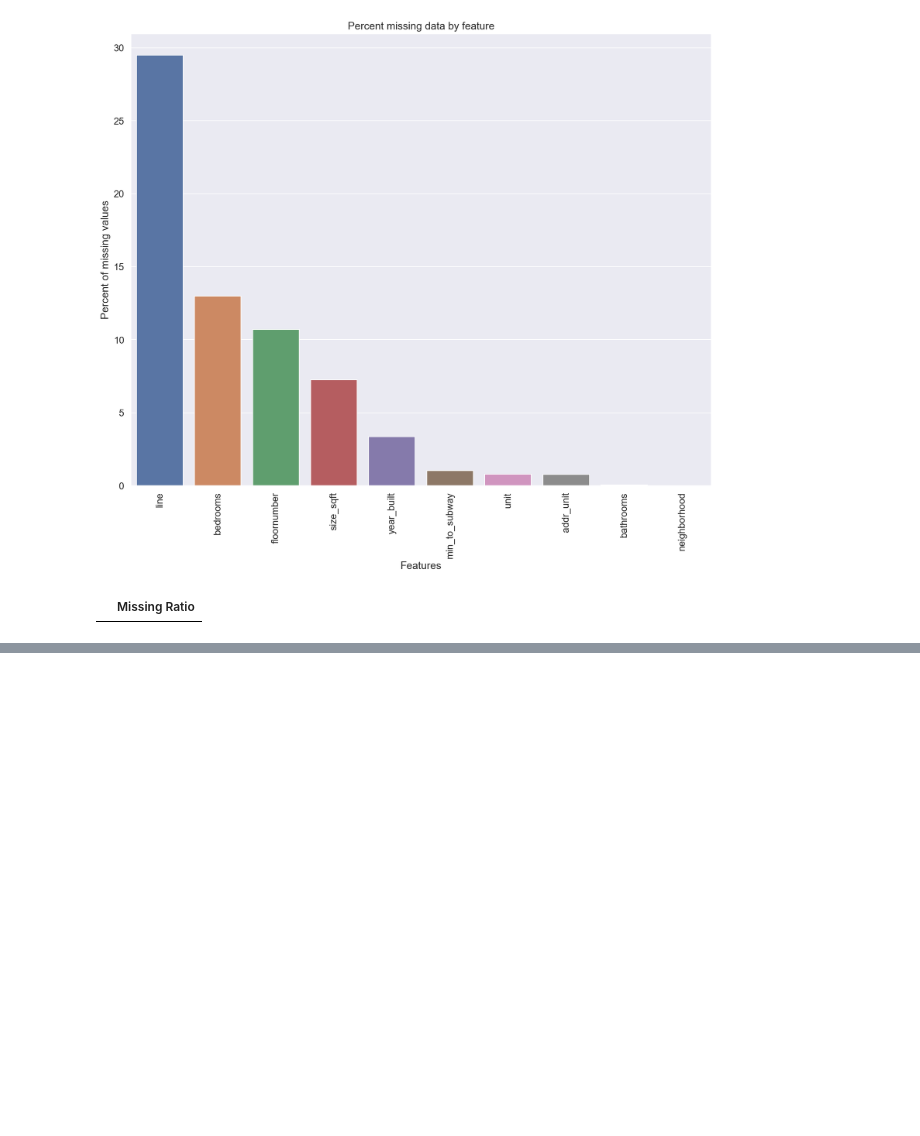
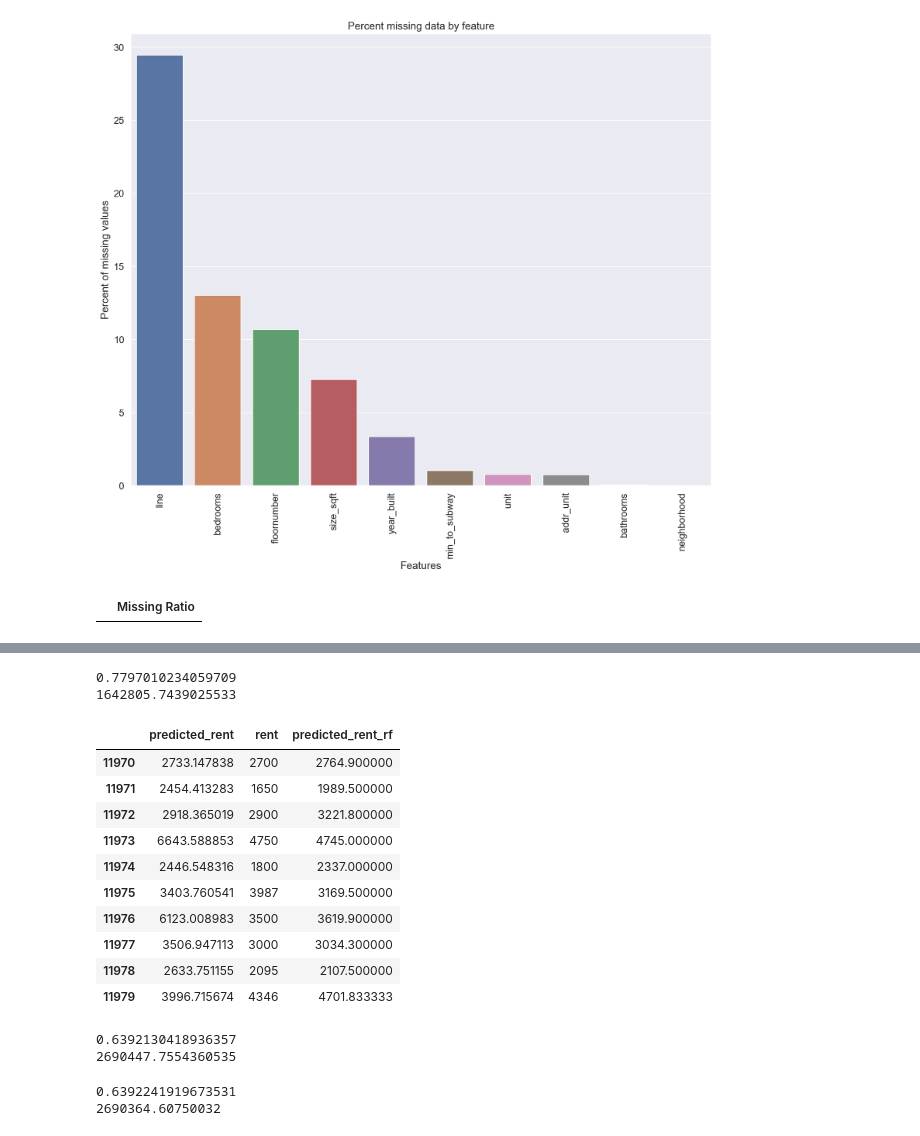
Before and after one commit to Ilroy/DS_Final_Project, a Jupyter notebook: Training_Testing_Master.ipynb, the cells around one changed output, grey strips where cells are left out. Cells and saved outputs as stored; diff of their text form; code cells hidden in the pictures; blank space fills up the shorter version.

```diff
--- a/Training_Testing_Master.ipynb
+++ b/Training_Testing_Master.ipynb
@@ -366,8 +371,8 @@ Name: rent, Length: 146, dtype: float64
 
 ntrain_df = train_df.shape[0]
 ntest_df = test_df.shape[0]
-y_train = train_df.rent
-y_test = test_df.rent
+target_train = train_df.rent.values
+target_test = test_df.rent.values
 all_data_df = pd.concat((train_df, test_df)).reset_index(drop=True)
 all_data_df.drop(['rent'], axis=1, inplace=True)
 print(f"Train data size is : {train_df.shape}")
@@ -574,0 +634,53 @@ lr = LinearRegression()
+# %%
+rf = RandomForestRegressor()
+
+rf.fit(X_train,target_train)
+test['predicted_rent_rf'] = rf.predict(X_test)
+
+print(rf.score(X_test,target_test))
+
+print(MSE(target_test,test['predicted_rent_rf']))
+# %% [output]
+0.7797010234059709
+1642805.7439025533
+# %%
+
+test[['predicted_rent','rent','predicted_rent_rf']].head(10)
+# %% [output]
+|  | predicted_rent | rent | predicted_rent_rf |
+| 11970 | 2733.147838 | 2700 | 2764.900000 |
+| 11971 | 2454.413283 | 1650 | 1989.500000 |
+| 11972 | 2918.365019 | 2900 | 3221.800000 |
+| 11973 | 6643.588853 | 4750 | 4745.000000 |
+| 11974 | 2446.548316 | 1800 | 2337.000000 |
+| 11975 | 3403.760541 | 3987 | 3169.500000 |
+| 11976 | 6123.008983 | 3500 | 3619.900000 |
+| 11977 | 3506.947113 | 3000 | 3034.300000 |
+| 11978 | 2633.751155 | 2095 | 2107.500000 |
+| 11979 | 3996.715674 | 4346 | 4701.833333 |
+# %%
+lasso = Lasso()
+
+lasso.fit(X_train,target_train)
+
+test['predicted_rent_lasso'] = lasso.predict(X_test)
+
+print(lasso.score(X_test,target_test))
+
+print(MSE(target_test,test['predicted_rent_lasso']))
+# %% [output]
+0.6392130418936357
+2690447.7554360535
+# %%
+ridge = Ridge()
+
+ridge.fit(X_train,target_train)
+
+test['predicted_rent_ridge'] = ridge.predict(X_test)
+
+print(ridge.score(X_test,target_test))
+
+print(MSE(target_test,test['predicted_rent_ridge']))
+# %% [output]
+0.6392241919673531
+2690364.60750032
```
Also changed, not shown: parts of 20 cells of this notebook.
